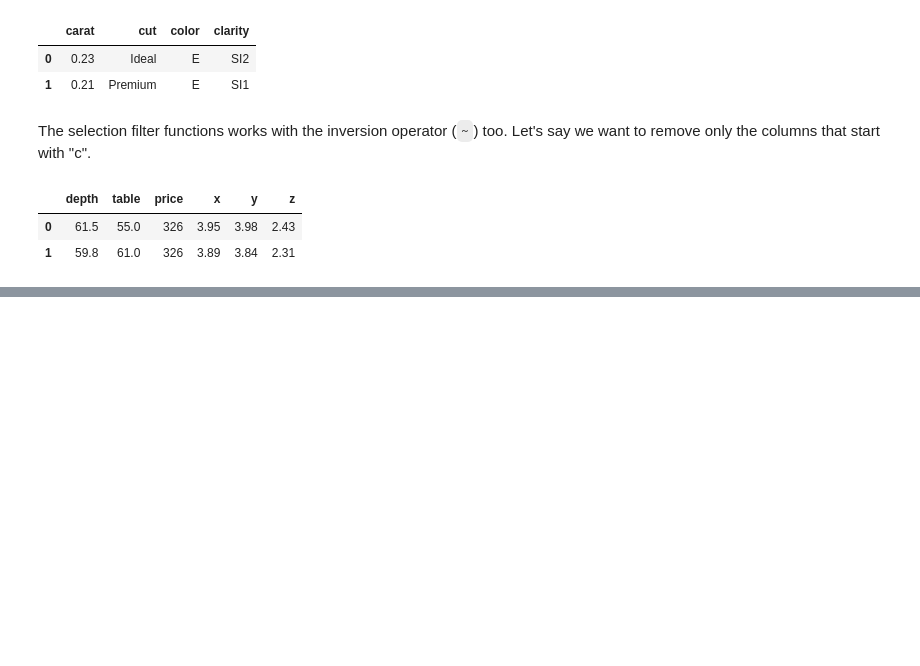
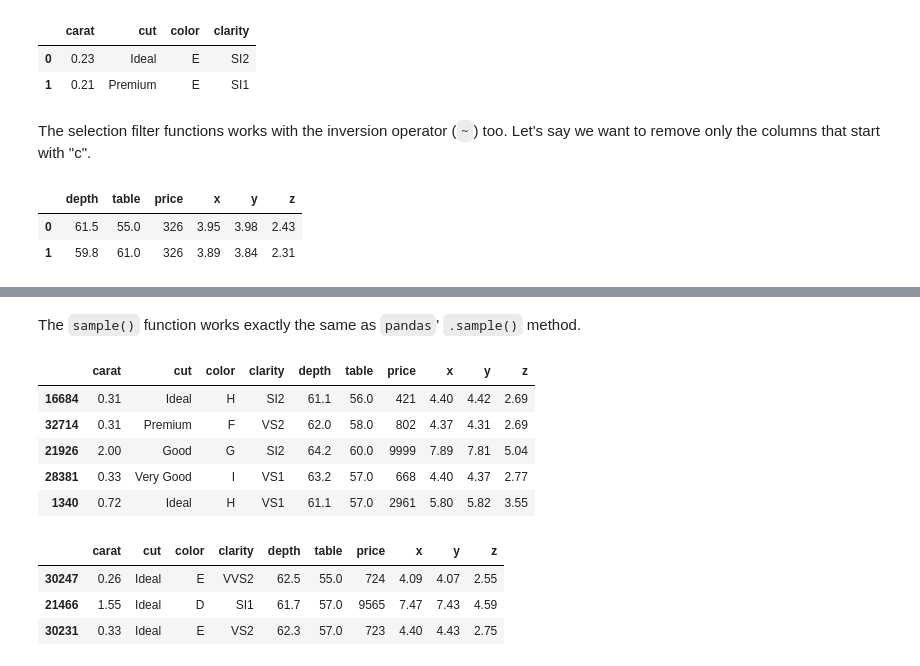
Before and after one commit to dss5202-2410/Notebooks, a Jupyter notebook: More_on_dplyr.ipynb, the cells around one changed output, grey strips where cells are left out. Cells and saved outputs as stored; diff of their text form; code cells hidden in the pictures; blank space fills up the shorter version.

```diff
--- a/More_on_dplyr.ipynb
+++ b/More_on_dplyr.ipynb
@@ -127,0 +162,18 @@ diamonds >> select(~starts_with("c")) >> head(2)
+# %% [markdown]
+The `sample()` function works exactly the same as `pandas`' `.sample()` method.
+# %%
+diamonds >> sample(frac = 0.0001, replace = False)
+# %% [output]
+|  | carat | cut | color | clarity | depth | table | price | x | y | z |
+| 16684 | 0.31 | Ideal | H | SI2 | 61.1 | 56.0 | 421 | 4.40 | 4.42 | 2.69 |
+| 32714 | 0.31 | Premium | F | VS2 | 62.0 | 58.0 | 802 | 4.37 | 4.31 | 2.69 |
+| 21926 | 2.00 | Good | G | SI2 | 64.2 | 60.0 | 9999 | 7.89 | 7.81 | 5.04 |
+| 28381 | 0.33 | Very Good | I | VS1 | 63.2 | 57.0 | 668 | 4.40 | 4.37 | 2.77 |
+| 1340 | 0.72 | Ideal | H | VS1 | 61.1 | 57.0 | 2961 | 5.80 | 5.82 | 3.55 |
+# %%
+diamonds >> sample(n = 3, replace = True)
+# %% [output]
+|  | carat | cut | color | clarity | depth | table | price | x | y | z |
+| 30247 | 0.26 | Ideal | E | VVS2 | 62.5 | 55.0 | 724 | 4.09 | 4.07 | 2.55 |
+| 21466 | 1.55 | Ideal | D | SI1 | 61.7 | 57.0 | 9565 | 7.47 | 7.43 | 4.59 |
+| 30231 | 0.33 | Ideal | E | VS2 | 62.3 | 57.0 | 723 | 4.40 | 4.43 | 2.75 |
```
Also changed, not shown: parts of 63 cells of this notebook.
